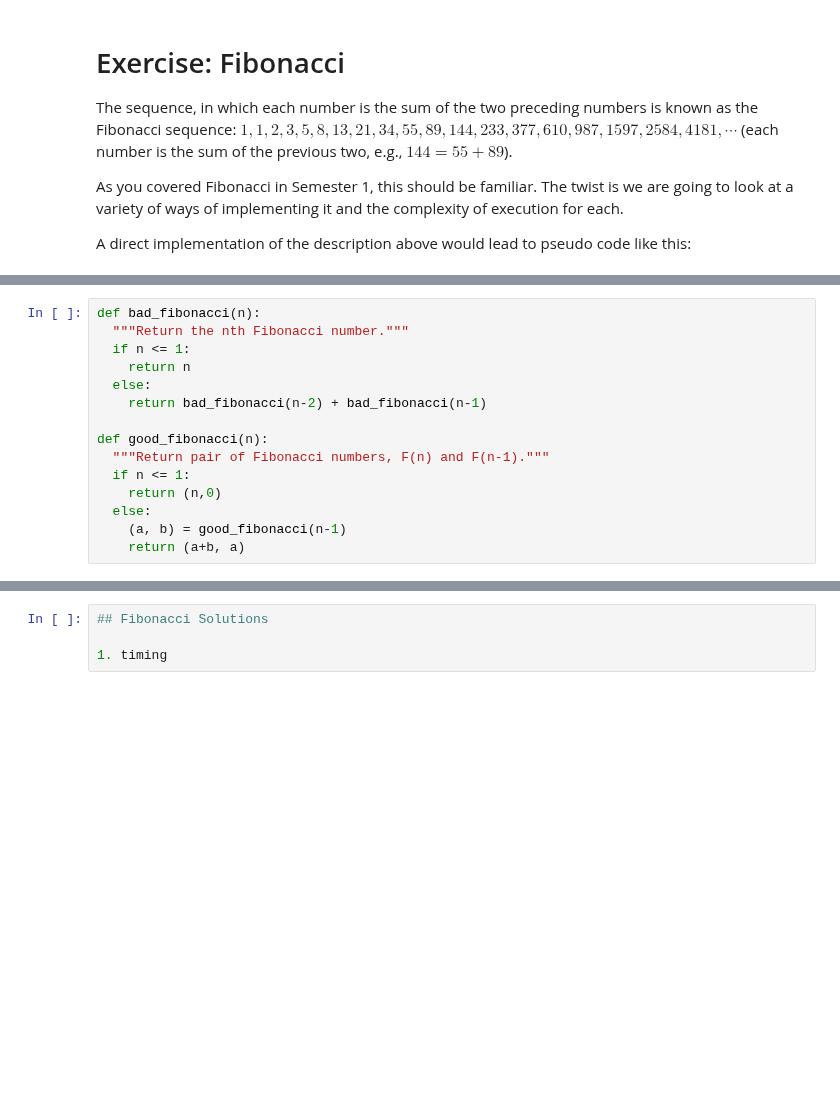
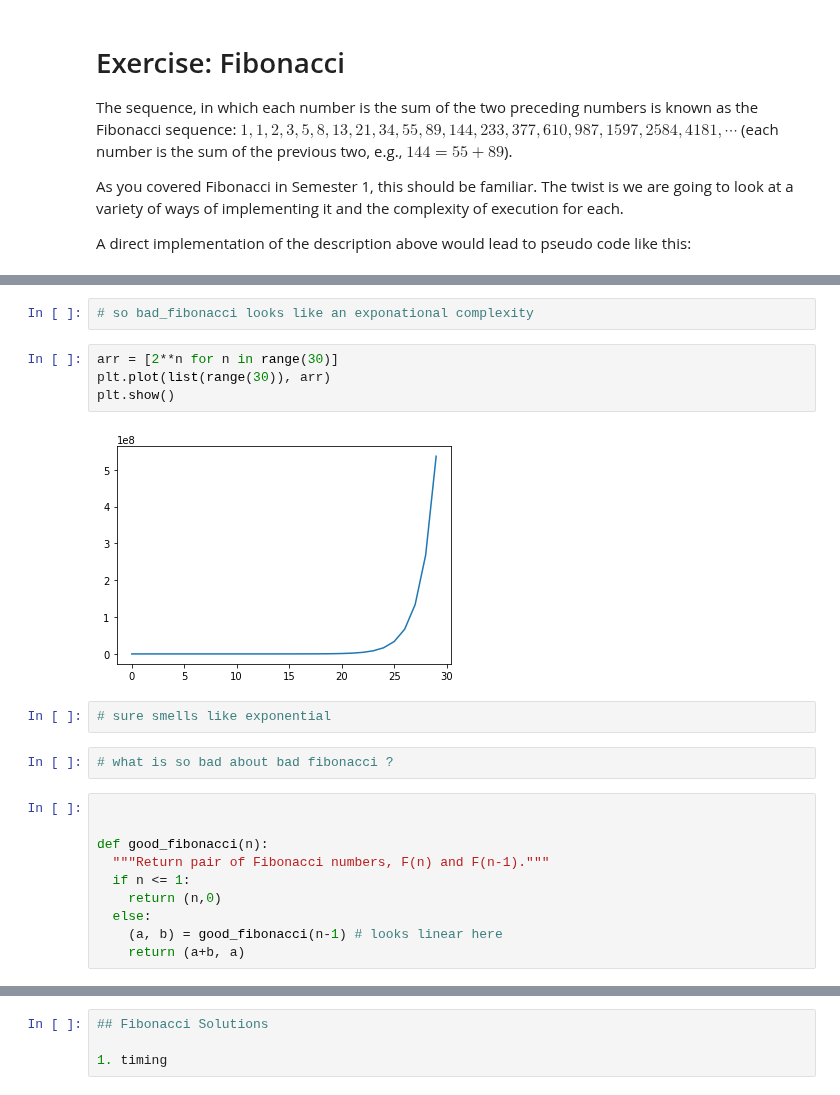
Before and after one commit to ValRCS/RTU_Algorithms_DIP321, a Jupyter notebook: recursion-examples.ipynb, the cells around one changed output, grey strips where cells are left out. Drawn from its saved outputs; the diff is of its cells as text; blank space fills up the shorter version.

```diff
--- a/recursion-examples.ipynb
+++ b/recursion-examples.ipynb
@@ -137,15 +241,22 @@ A direct implementation of the description above would lead to pseudo code like
+# %%
+# so bad_fibonacci looks like an exponational complexity
+# %%
+arr = [2**n for n in range(30)]
+plt.plot(list(range(30)), arr)
+plt.show()
+# %% [output]
+[figure, added]
+# %%
+# sure smells like exponential
+# %%
+# what is so bad about bad fibonacci ?
 # %%
-def bad_fibonacci(n):
-  """Return the nth Fibonacci number."""
-  if n <= 1:
-    return n
-  else:
-    return bad_fibonacci(n-2) + bad_fibonacci(n-1)
+
 
 def good_fibonacci(n):
   """Return pair of Fibonacci numbers, F(n) and F(n-1)."""
   if n <= 1:
     return (n,0)
   else:
-    (a, b) = good_fibonacci(n-1)
+    (a, b) = good_fibonacci(n-1) # looks linear here
     return (a+b, a)
```
Also changed, not shown: parts of 82 cells of this notebook.
